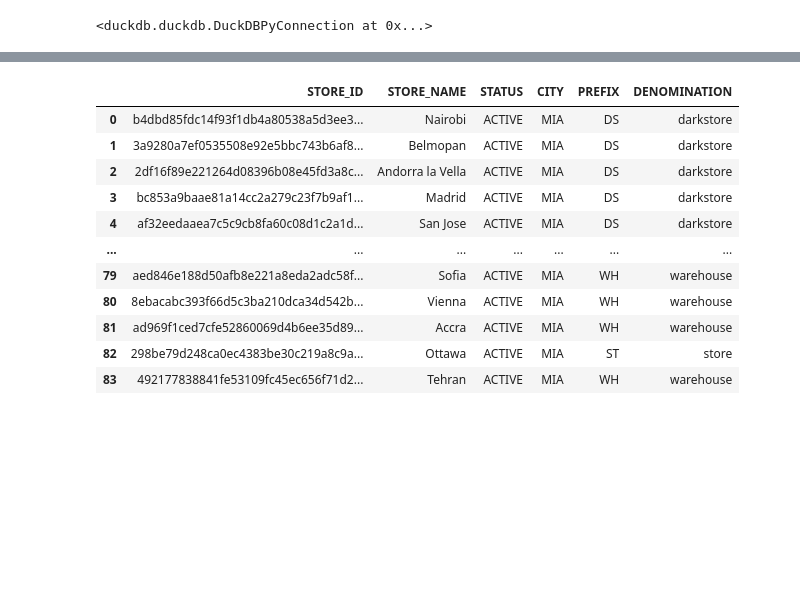
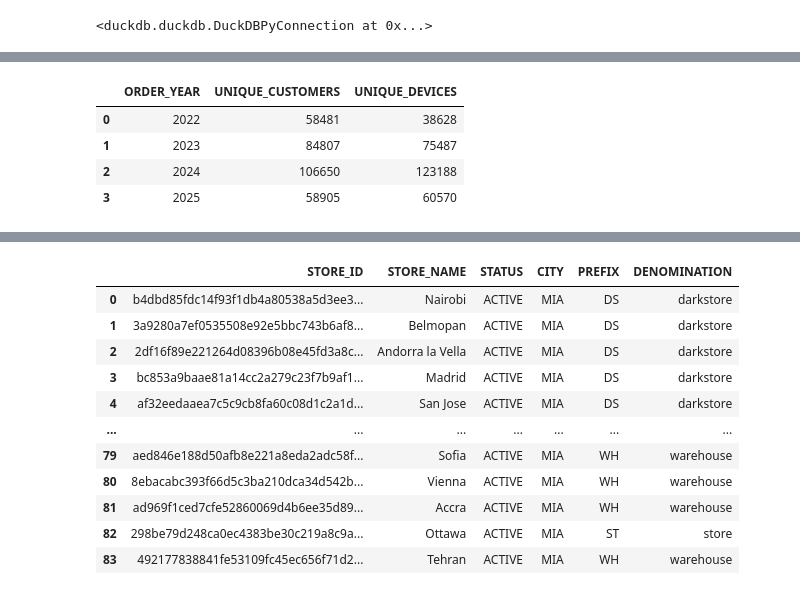
Before and after one commit to RobertoBerrocal/thesis, a Jupyter notebook: notebooks/dataset_sql.ipynb, the cells around one changed output, grey strips where cells are left out. Drawn from its saved outputs; the diff is of its cells as text; code cells hidden in the pictures; blank space fills up the shorter version.

```diff
--- a/notebooks/dataset_sql.ipynb
+++ b/notebooks/dataset_sql.ipynb
@@ -32,0 +58,18 @@ con.register('order_details', order_details)
+# %%
+duckdb.query("""
+SELECT YEAR(ORDER_DATE) AS ORDER_YEAR
+    , COUNT(DISTINCT CUSTOMER_ID) AS UNIQUE_CUSTOMERS
+    , COUNT(DISTINCT DEVICE_ID) AS UNIQUE_DEVICES
+FROM order_details
+WHERE TRUE
+AND ORDER_STATE_FINAL = 'Valid'
+AND YEAR(ORDER_DATE) >= 2022
+GROUP BY 1
+ORDER BY 1
+""").df()
+# %% [output]
+|  | ORDER_YEAR | UNIQUE_CUSTOMERS | UNIQUE_DEVICES |
+| 0 | 2022 | 58481 | 38628 |
+| 1 | 2023 | 84807 | 75487 |
+| 2 | 2024 | 106650 | 123188 |
+| 3 | 2025 | 58905 | 60570 |
```
Also changed, not shown: parts of 4 cells of this notebook.
